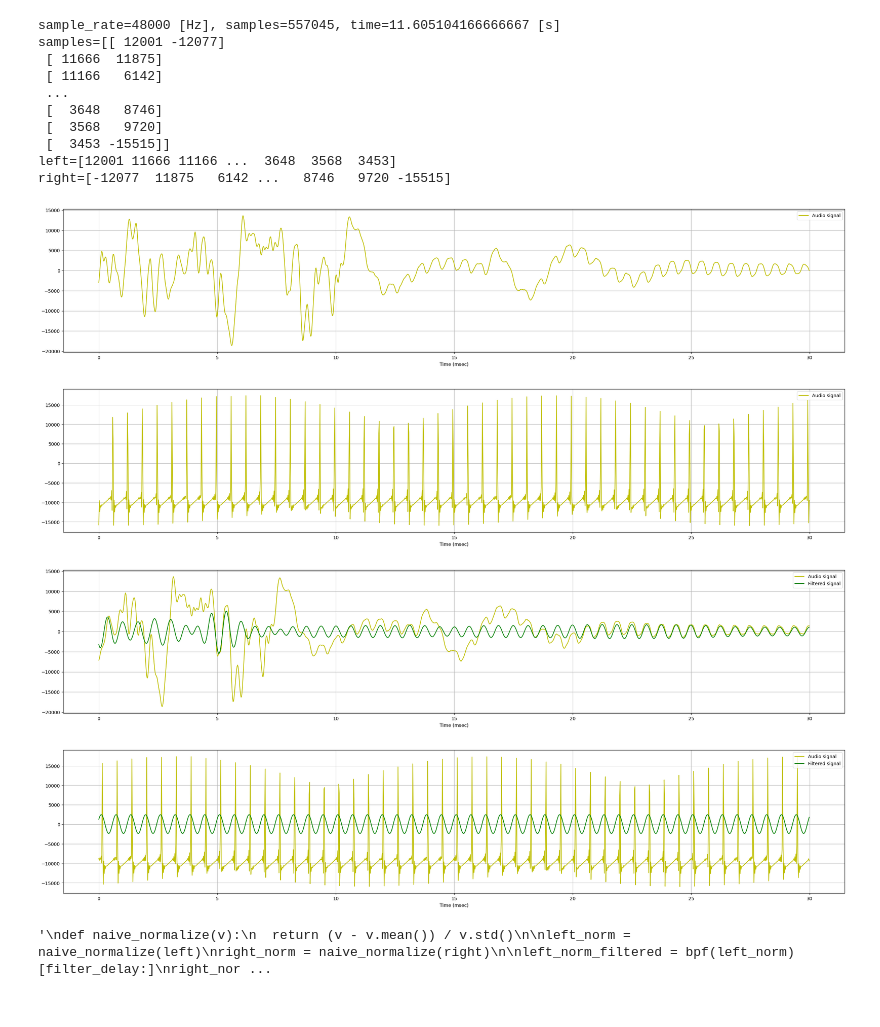
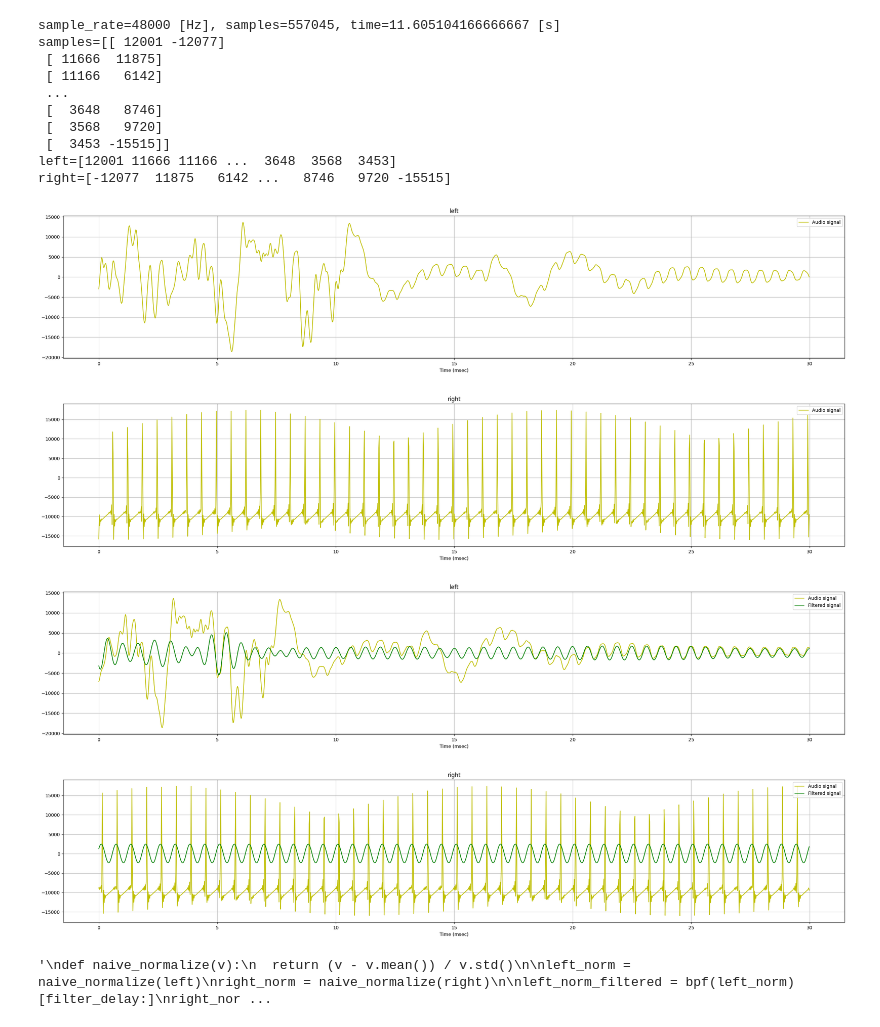
Before and after one commit to charlieh0tel/ddf_analysis, a Jupyter notebook: DopplerAnalysis1.ipynb, the cells around one changed output. Drawn from its saved outputs; the diff is of its cells as text; code cells hidden in the pictures.

```diff
--- a/DopplerAnalysis1.ipynb
+++ b/DopplerAnalysis1.ipynb
@@ -66,26 +69,28 @@ starting_sample = time_to_sample_count(time_offset, sample_rate)
 left = left_all[starting_sample:]
 right = right_all[starting_sample:]
 # %%
-def plot_audio(time_sec,n_samples,signal,filtered=None, skip=0):
+def plot_audio(time_sec, n_samples, signal, filtered=None, skip=0, title=None, signal_label="Audio signal", filtered_label="Filtered signal"):
   signal = signal[skip:]
   plt.figure()
   plt.subplot(1, 1, 1)
   plt.xlabel('Time (msec)')
   plt.grid()
-  plt.plot(time_sec[:n_samples]*1000,signal[:n_samples],'y-',label='Audio signal')
+  if title:
+    plt.title(title)
+  plt.plot(time_sec[:n_samples] * 1000, signal[:n_samples], 'y-', label=signal_label)
   if filtered is not None:
     filtered = filtered[skip:]
-    plt.plot(time_sec[:n_samples]*1000,filtered[:n_samples],'g-',label='Filtered signal')
+    plt.plot(time_sec[:n_samples] * 1000, filtered[:n_samples], 'g-', label=filtered_label)
   plt.legend()
 # %%
 T = 30e-3
 n = time_to_sample_count(T, sample_rate)
 tvec = np.linspace(0, T, n, endpoint=False)
-plot_audio(tvec, n, left)
-plot_audio(tvec, n, right)
+plot_audio(tvec, n, left, title="left")
+plot_audio(tvec, n, right, title="right")
 # %% [output]
-[figure, old version]
+[figure, new version]
-[figure, old version]
+[figure, new version]
 # %%
 from scipy.signal import lfiltic, lfilter, firwin
 
@@ -118,11 +123,11 @@ filter_delay = ntaps // 2
 left_filtered = bpf(left)[filter_delay:]
 right_filtered = bpf(right)[filter_delay:]
 
-plot_audio(tvec, n, left, left_filtered, skip=ntaps)
-plot_audio(tvec, n, right, right_filtered, skip=ntaps)
+plot_audio(tvec, n, left, left_filtered, skip=ntaps, title="left")
+plot_audio(tvec, n, right, right_filtered, skip=ntaps, title="right")
 # %% [output]
-[figure, old version]
+[figure, new version]
-[figure, old version]
+[figure, new version]
 # %%
 """
 def naive_normalize(v):
```
Also changed, not shown: parts of 7 cells of this notebook.
